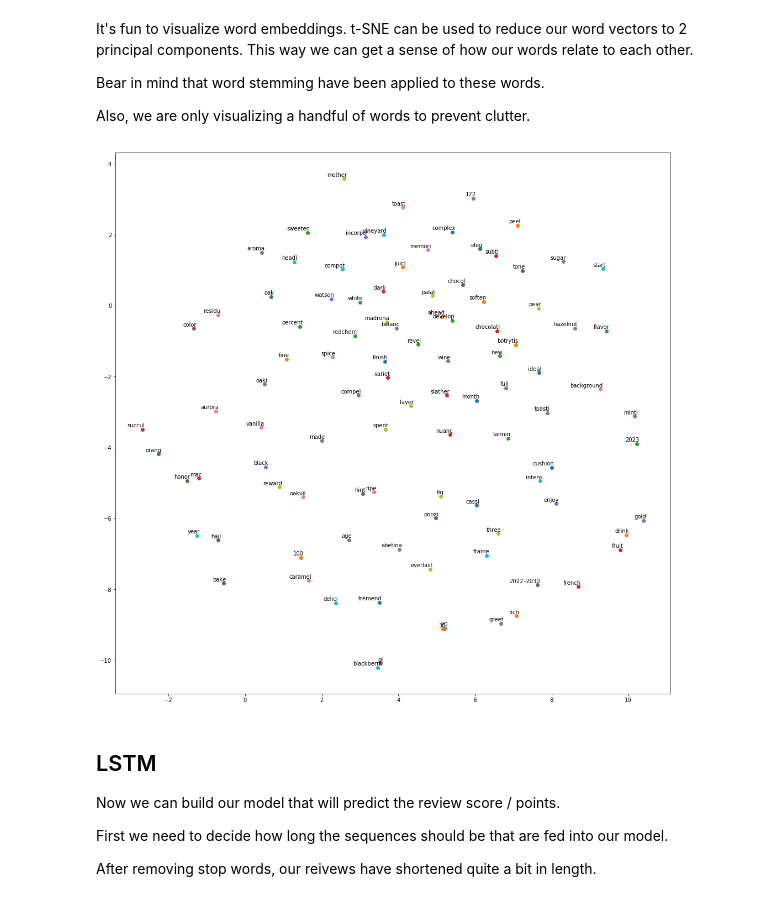
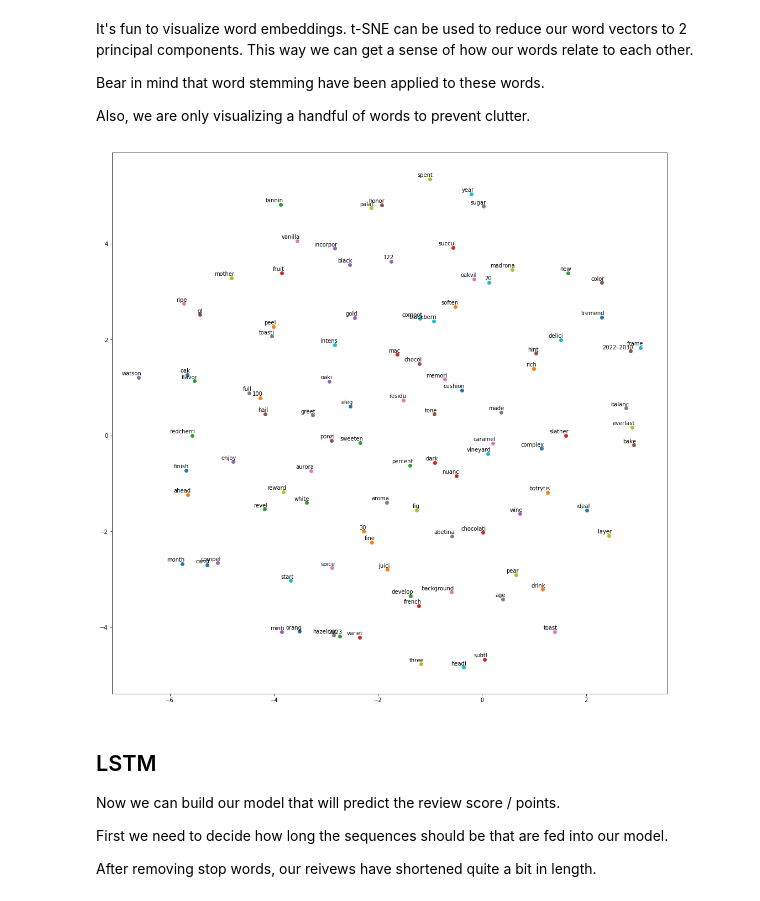
Before and after one commit to johannesharmse/wine_nlp, a Jupyter notebook: src/EDA/EDA.ipynb, the cells around one changed output. Saved outputs shown, nothing was run; the diff lists cells and outputs as text; code cells hidden in the pictures.

Commit message:
Clean word embedding

```diff
--- a/src/EDA/EDA.ipynb
+++ b/src/EDA/EDA.ipynb
@@ -375,13 +375,11 @@ There are a few parameters we need to specify for the model:
 
 * **Number of Negative Samples:** The number of negative examples (corrupt) context words to sample per batch. These corrupt samples will be used in the loss function (we want to be able to correctly identify a relevant context word and correctly identify a corrupt context word)
 # %%
-embedding_size = 256
-
+embedding_size = 512
 batch_size = 50
 num_skips = 5
 skip_window = 3
-
-num_sampled = 32 # number of negative examples to sample
+num_sampled = 32
 # %% [markdown]
 Below follows the Word2Vec graph.
 
@@ -428,26 +426,19 @@ with graph.as_default():
                 num_sampled=num_sampled,
                 num_classes=vocabulary_size))
 
-    # for viz
-    tf.summary.scalar('loss', loss)
-
     # SGD - minimize loss on train data (see loss above)
     # Learning Rate = 1.0
     with tf.name_scope('optimizer'):
         optimizer = tf.train.GradientDescentOptimizer(1.0).minimize(loss)
 
     norm = tf.sqrt(tf.reduce_sum(tf.square(embeddings), 1, keepdims=True))
-    normalized_embeddings = embeddings / norm
-#     valid_embeddings = tf.nn.embedding_lookup(normalized_embeddings, valid)
-
-    # summary data
-    merged = tf.summary.merge_all()
+    normalized_embeddings = tf.Variable(embeddings / norm)
 
     # init variables
     init = tf.global_variables_initializer()
 
-    # saver
-    saver = tf.train.Saver()
+    # save embeddings
+    saver = tf.train.Saver({'word_embeddings': normalized_embeddings})
 # %% [markdown]
 Now we can train our Word2Vec model.
 # %%
@@ -511,0 +500,12 @@ Average loss at step 7500 :  20.111288055434684
+# %%
+tf.reset_default_graph()
+
+word_embeddings = tf.get_variable('word_embeddings', shape=[vocabulary_size, embedding_size])
+
+saver = tf.train.Saver()
+
+with tf.Session() as sess:
+    saver.restore(sess, 'word2vec/model.ckpt')
+    word_embeddings = word_embeddings.eval()
+
+print(word_embeddings)
@@ -518,19 +533,19 @@ Also, we are only visualizing a handful of words to prevent clutter.
 # %%
 tsne = TSNE(perplexity=30, n_components=2, init='pca', n_iter=5000, method='exact')
 plot_only = 100
-low_dim_embs = tsne.fit_transform(final_embeddings[:plot_only, :])
+low_dim_embs = tsne.fit_transform(word_embeddings[:plot_only, :])
 labels = [list(vocabulary_map_table.keys())[i] for i in range(plot_only)]
 
 plt.figure(figsize=(18, 18))
 for i, label in enumerate(labels):
         x, y = low_dim_embs[i, :]
         plt.scatter(x, y)
         plt.annotate(label, xy=(x, y), xytext=(5, 2),
             textcoords='offset points',
             ha='right',
             va='bottom')
 
 plt.show()
 # %% [output]
-[figure, old version]
+[figure, new version]
 # %%
```
Also changed, not shown: parts of 4 cells of this notebook.
